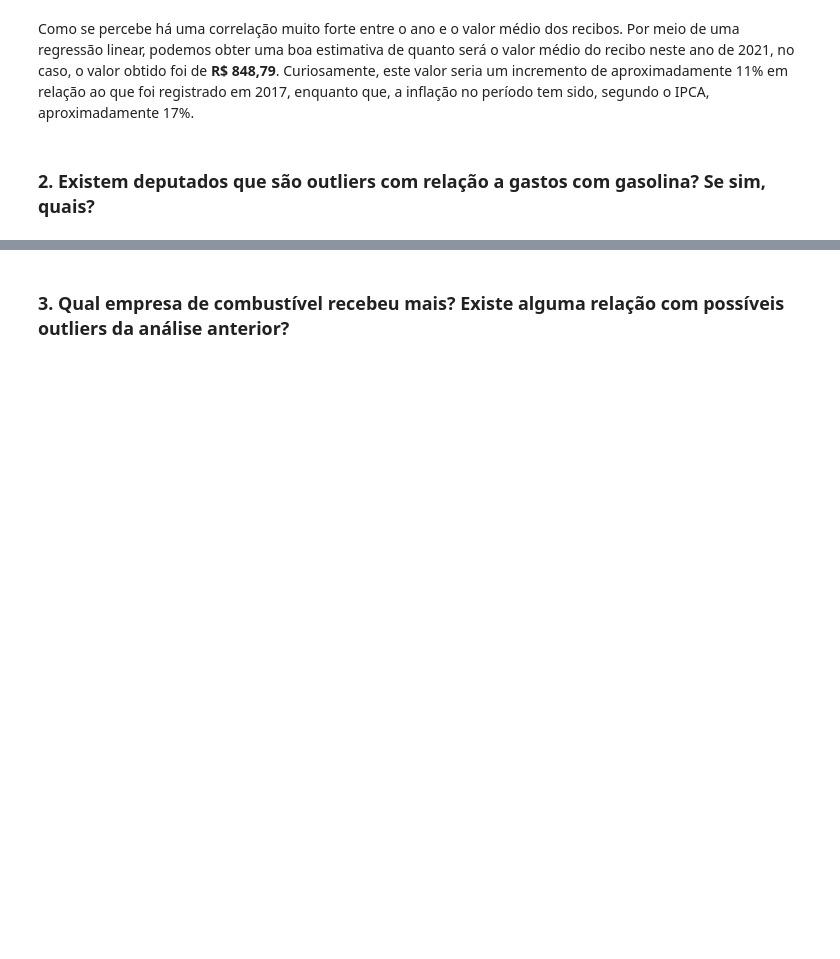
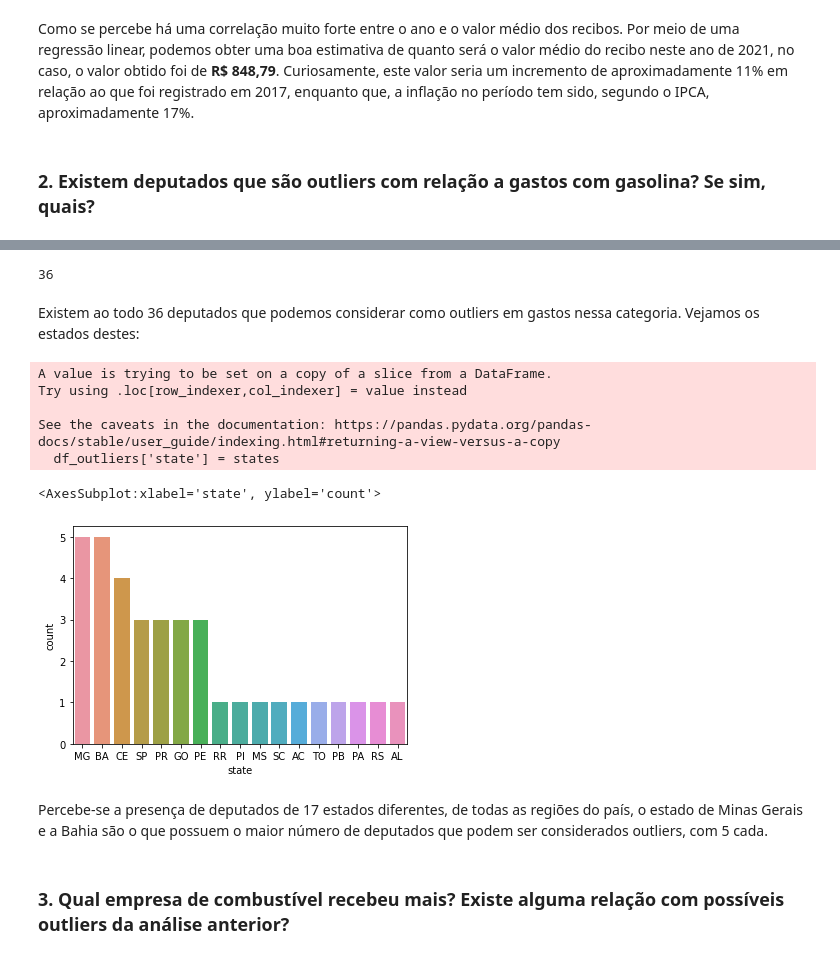
Before and after one commit to DefinitelyNotACactus/Chamber-of-Deputies-Reimbursements, a Jupyter notebook: Projeto Final.ipynb, the cells around one changed output, grey strips where cells are left out. Saved outputs shown, nothing was run; the diff lists cells and outputs as text; code cells hidden in the pictures; blank space fills up the shorter version.

```diff
--- a/Projeto Final.ipynb
+++ b/Projeto Final.ipynb
@@ -410,0 +420,3 @@ Como se percebe há uma correlação muito forte entre o ano e o valor médio do
+# %%
+df_outliers = df_fuel[df_fuel['receipt_value'] > 400000]
+df_outliers['receipt_value']
@@ -411,3 +441,31 @@ Como se percebe há uma correlação muito forte entre o ano e o valor médio do
+# %%
+print(len(df_outliers))
+# %% [output]
+36
+# %% [markdown]
+Existem ao todo 36 deputados que podemos considerar como outliers em gastos nessa categoria. Vejamos os estados destes:
+# %%
+states = []
+for deputy in df_outliers.index:
+    states.append(df.loc[df['deputy_name'] == deputy, 'state_code'].unique()[0])
+
+df_outliers['state'] = states
+# %% [output]
+A value is trying to be set on a copy of a slice from a DataFrame.
+Try using .loc[row_indexer,col_indexer] = value instead
+
+See the caveats in the documentation: https://pandas.pydata.org/pandas-docs/stable/user_guide/indexing.html#returning-a-view-versus-a-copy
+  df_outliers['state'] = states
+# %%
+counts = df_outliers['state'].value_counts()
+counts_df = pd.DataFrame({'state': counts.index, 'count': counts.values})
+# %%
+sns.barplot(data=counts_df, x='state', y='count')
+# %% [output]
+<AxesSubplot:xlabel='state', ylabel='count'>
+[figure, added]
+# %% [markdown]
+Percebe-se a presença de deputados de 17 estados diferentes, de todas as regiões do país, o estado de Minas Gerais e a Bahia são o que possuem o maior número de deputados que podem ser considerados outliers, com 5 cada.
 # %% [markdown]
 ### 3. Qual empresa de combustível recebeu mais? Existe alguma relação com possíveis outliers da análise anterior?
 # %%
```
Also changed, not shown: parts of 18 cells of this notebook.
